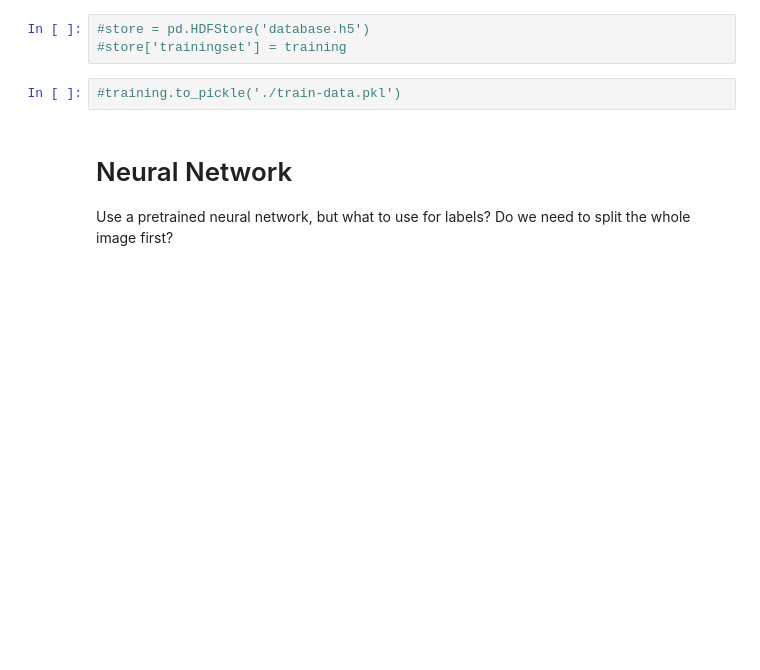
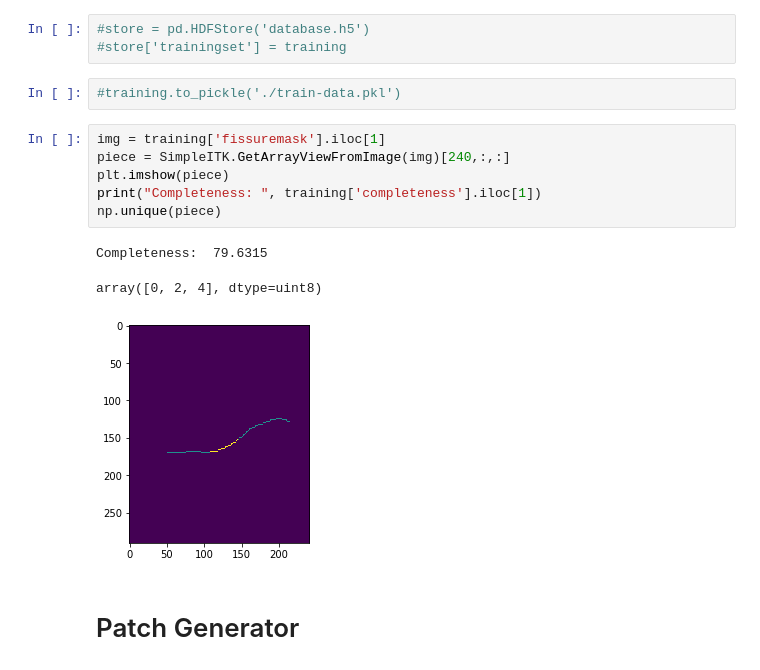
Before and after one commit to SvenDH/ISMI-Fissure-Detection, a Jupyter notebook: data_loading.ipynb, the cells around one changed output. Cells and saved outputs as stored; diff of their text form; blank space fills up the shorter version.

```diff
--- a/data_loading.ipynb
+++ b/data_loading.ipynb
@@ -108,7 +143,15 @@ Save the training set to file
 #store['trainingset'] = training
 # %%
 #training.to_pickle('./train-data.pkl')
-# %% [markdown]
-# Neural Network
-
-Use a pretrained neural network, but what to use for labels? Do we need to split the whole image first?
+# %%
+img = training['fissuremask'].iloc[1]
+piece = SimpleITK.GetArrayViewFromImage(img)[240,:,:]
+plt.imshow(piece)
+print("Completeness: ", training['completeness'].iloc[1])
+np.unique(piece)
+# %% [output]
+Completeness:  79.6315
+array([0, 2, 4], dtype=uint8)
+[figure, added]
+# %% [markdown]
+# Patch Generator
```
Also changed, not shown: parts of 8 cells of this notebook.
